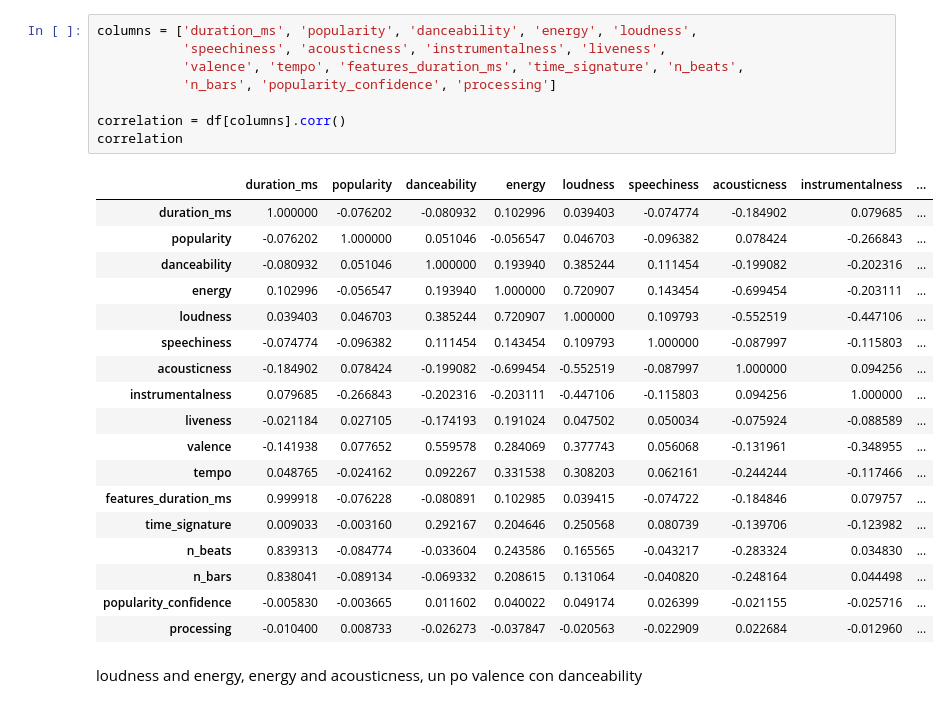
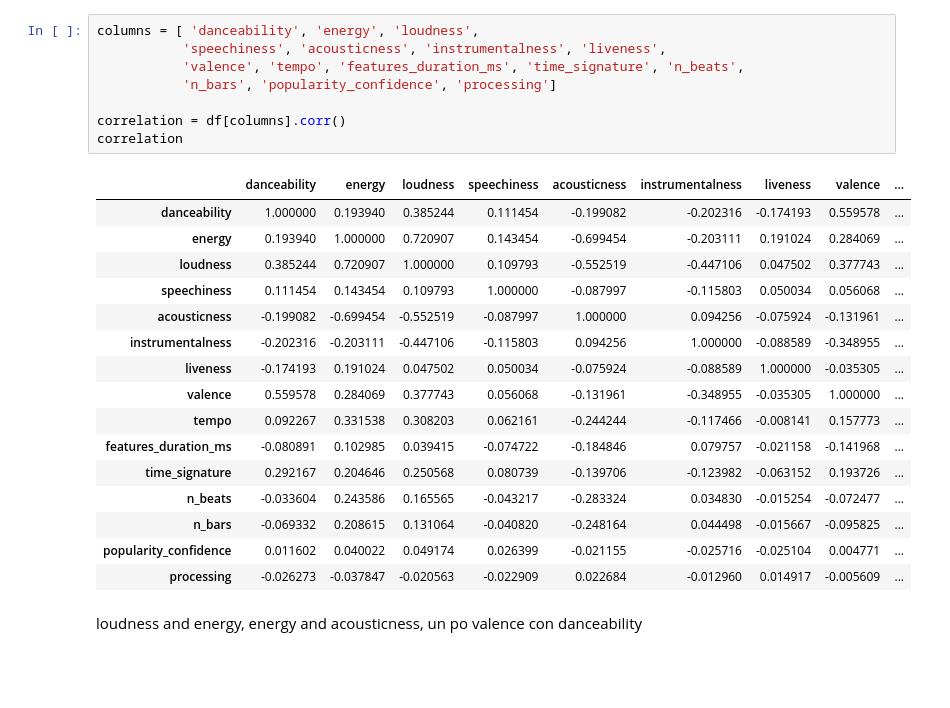
Before and after one commit to luigiascio/Data-Mining-I, a Jupyter notebook: Data Mining.ipynb, the cells around one changed output. Saved outputs shown, nothing was run; the diff lists cells and outputs as text; blank space fills up the shorter version.

```diff
--- a/Data Mining.ipynb
+++ b/Data Mining.ipynb
@@ -25,30 +17,28 @@ Index(['name', 'duration_ms', 'explicit', 'popularity', 'artists',
 # %%
-columns = ['duration_ms', 'popularity', 'danceability', 'energy', 'loudness',
+columns = [ 'danceability', 'energy', 'loudness',
            'speechiness', 'acousticness', 'instrumentalness', 'liveness',
            'valence', 'tempo', 'features_duration_ms', 'time_signature', 'n_beats',
            'n_bars', 'popularity_confidence', 'processing']
 
 correlation = df[columns].corr()
 correlation
 # %% [output]
-|  | duration_ms | popularity | danceability | energy | loudness | speechiness | acousticness | instrumentalness | ... |
-| duration_ms | 1.000000 | -0.076202 | -0.080932 | 0.102996 | 0.039403 | -0.074774 | -0.184902 | 0.079685 | ... |
-| popularity | -0.076202 | 1.000000 | 0.051046 | -0.056547 | 0.046703 | -0.096382 | 0.078424 | -0.266843 | ... |
-| danceability | -0.080932 | 0.051046 | 1.000000 | 0.193940 | 0.385244 | 0.111454 | -0.199082 | -0.202316 | ... |
-| energy | 0.102996 | -0.056547 | 0.193940 | 1.000000 | 0.720907 | 0.143454 | -0.699454 | -0.203111 | ... |
-| loudness | 0.039403 | 0.046703 | 0.385244 | 0.720907 | 1.000000 | 0.109793 | -0.552519 | -0.447106 | ... |
-| speechiness | -0.074774 | -0.096382 | 0.111454 | 0.143454 | 0.109793 | 1.000000 | -0.087997 | -0.115803 | ... |
-| acousticness | -0.184902 | 0.078424 | -0.199082 | -0.699454 | -0.552519 | -0.087997 | 1.000000 | 0.094256 | ... |
-| instrumentalness | 0.079685 | -0.266843 | -0.202316 | -0.203111 | -0.447106 | -0.115803 | 0.094256 | 1.000000 | ... |
-| liveness | -0.021184 | 0.027105 | -0.174193 | 0.191024 | 0.047502 | 0.050034 | -0.075924 | -0.088589 | ... |
-| valence | -0.141938 | 0.077652 | 0.559578 | 0.284069 | 0.377743 | 0.056068 | -0.131961 | -0.348955 | ... |
-| tempo | 0.048765 | -0.024162 | 0.092267 | 0.331538 | 0.308203 | 0.062161 | -0.244244 | -0.117466 | ... |
-| features_duration_ms | 0.999918 | -0.076228 | -0.080891 | 0.102985 | 0.039415 | -0.074722 | -0.184846 | 0.079757 | ... |
-| time_signature | 0.009033 | -0.003160 | 0.292167 | 0.204646 | 0.250568 | 0.080739 | -0.139706 | -0.123982 | ... |
-| n_beats | 0.839313 | -0.084774 | -0.033604 | 0.243586 | 0.165565 | -0.043217 | -0.283324 | 0.034830 | ... |
-| n_bars | 0.838041 | -0.089134 | -0.069332 | 0.208615 | 0.131064 | -0.040820 | -0.248164 | 0.044498 | ... |
-| popularity_confidence | -0.005830 | -0.003665 | 0.011602 | 0.040022 | 0.049174 | 0.026399 | -0.021155 | -0.025716 | ... |
-| processing | -0.010400 | 0.008733 | -0.026273 | -0.037847 | -0.020563 | -0.022909 | 0.022684 | -0.012960 | ... |
+|  | danceability | energy | loudness | speechiness | acousticness | instrumentalness | liveness | valence | ... |
+| danceability | 1.000000 | 0.193940 | 0.385244 | 0.111454 | -0.199082 | -0.202316 | -0.174193 | 0.559578 | ... |
+| energy | 0.193940 | 1.000000 | 0.720907 | 0.143454 | -0.699454 | -0.203111 | 0.191024 | 0.284069 | ... |
+| loudness | 0.385244 | 0.720907 | 1.000000 | 0.109793 | -0.552519 | -0.447106 | 0.047502 | 0.377743 | ... |
+| speechiness | 0.111454 | 0.143454 | 0.109793 | 1.000000 | -0.087997 | -0.115803 | 0.050034 | 0.056068 | ... |
+| acousticness | -0.199082 | -0.699454 | -0.552519 | -0.087997 | 1.000000 | 0.094256 | -0.075924 | -0.131961 | ... |
+| instrumentalness | -0.202316 | -0.203111 | -0.447106 | -0.115803 | 0.094256 | 1.000000 | -0.088589 | -0.348955 | ... |
+| liveness | -0.174193 | 0.191024 | 0.047502 | 0.050034 | -0.075924 | -0.088589 | 1.000000 | -0.035305 | ... |
+| valence | 0.559578 | 0.284069 | 0.377743 | 0.056068 | -0.131961 | -0.348955 | -0.035305 | 1.000000 | ... |
+| tempo | 0.092267 | 0.331538 | 0.308203 | 0.062161 | -0.244244 | -0.117466 | -0.008141 | 0.157773 | ... |
+| features_duration_ms | -0.080891 | 0.102985 | 0.039415 | -0.074722 | -0.184846 | 0.079757 | -0.021158 | -0.141968 | ... |
+| time_signature | 0.292167 | 0.204646 | 0.250568 | 0.080739 | -0.139706 | -0.123982 | -0.063152 | 0.193726 | ... |
+| n_beats | -0.033604 | 0.243586 | 0.165565 | -0.043217 | -0.283324 | 0.034830 | -0.015254 | -0.072477 | ... |
+| n_bars | -0.069332 | 0.208615 | 0.131064 | -0.040820 | -0.248164 | 0.044498 | -0.015667 | -0.095825 | ... |
+| popularity_confidence | 0.011602 | 0.040022 | 0.049174 | 0.026399 | -0.021155 | -0.025716 | -0.025104 | 0.004771 | ... |
+| processing | -0.026273 | -0.037847 | -0.020563 | -0.022909 | 0.022684 | -0.012960 | 0.014917 | -0.005609 | ... |
 # %% [markdown]
 loudness and energy, energy and acousticness, un po valence con danceability
 # %%
```
Also changed, not shown: parts of 7 cells of this notebook.
